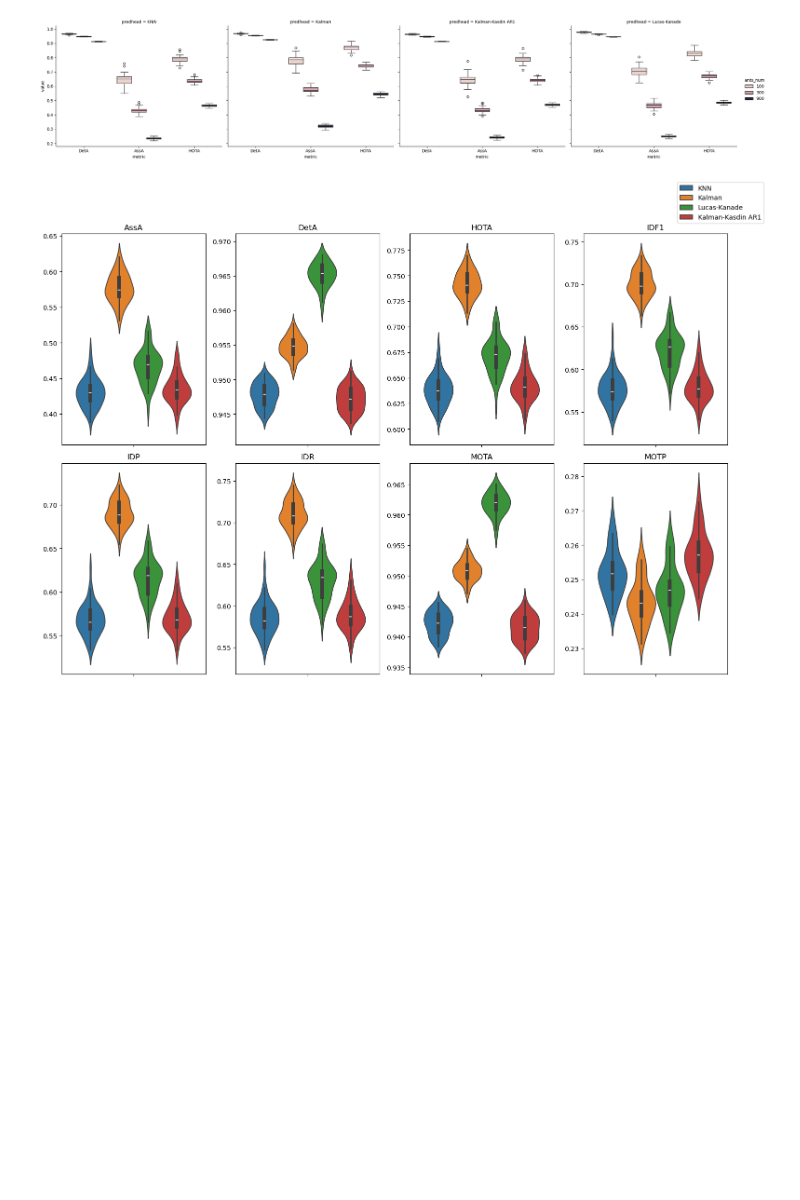
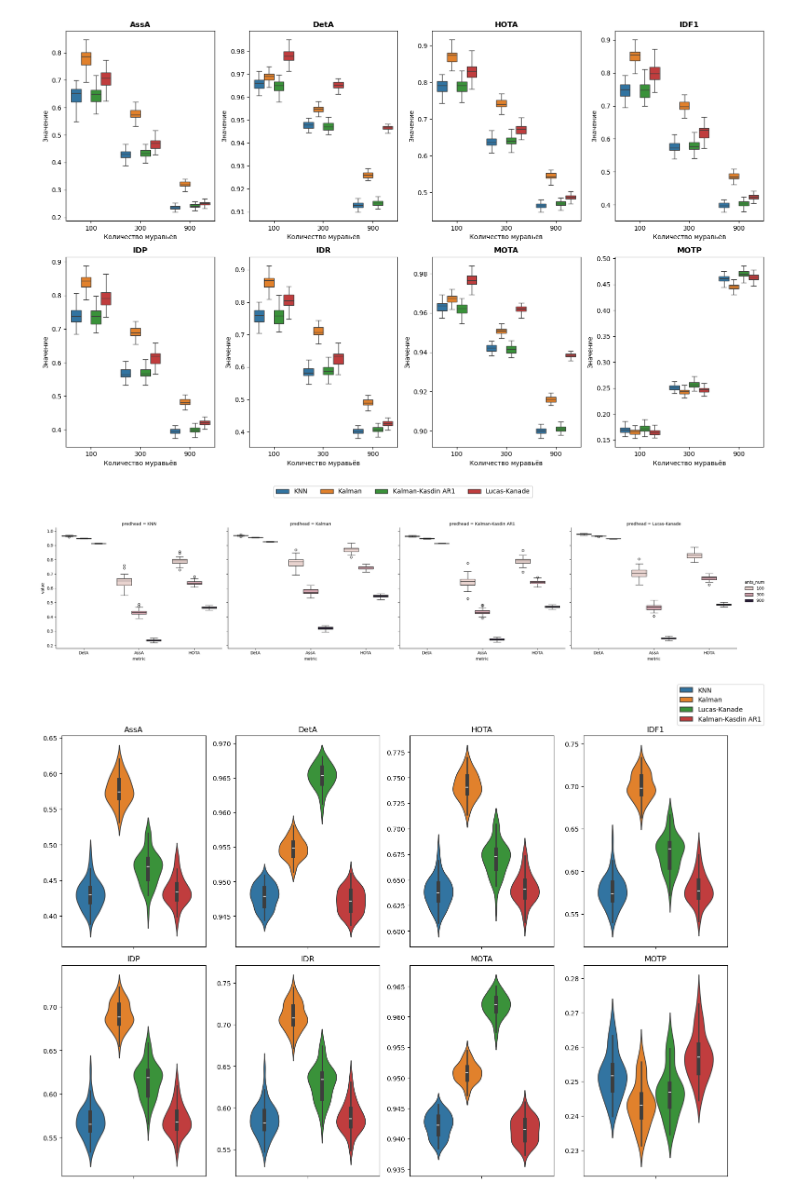
Before and after one commit to Shamaich1337/NMOT, a Jupyter notebook: notebooks/article_staff.ipynb, the cells around one changed output. Cells and saved outputs as stored; diff of their text form; code cells hidden in the pictures; blank space fills up the shorter version.

Commit message:
wip: add ants num degradation plot

```diff
--- a/notebooks/article_staff.ipynb
+++ b/notebooks/article_staff.ipynb
@@ -70,6 +70,41 @@ mota_family = ['MOTA', 'MOTP']
 hota_family = ['AssA', 'DetA', 'HOTA']
 
 target_metrics = ['AssA', 'DetA', 'HOTA', 'IDF1', 'IDP', 'IDR', 'MOTA', 'MOTP']
+# %%
+
+
+filtered_df = metrics_df.loc[metrics_df.metric.isin(target_metrics)]
+
+fig, axes = plt.subplots(2, 4, figsize=(16, 10))
+axes = axes.flatten()
+
+for idx, metric in enumerate(target_metrics):
+    metric_data = filtered_df[filtered_df.metric == metric]
+
+    sns.boxplot(
+        data=metric_data,
+        x='ants_num',
+        y='value',
+        hue='predhead',
+        ax=axes[idx],
+        showfliers=False
+    )
+    axes[idx].set_title(f'{metric}', fontsize=12, fontweight='bold')
+    axes[idx].set_xlabel('Количество муравьёв')
+    axes[idx].set_ylabel('Значение')
+
+    # Удаляем легенду с каждого подграфика
+    axes[idx].get_legend().remove()
+
+# Берём легенду из последнего графика и создаём одну общую
+handles, labels = axes[-1].get_legend_handles_labels()
+fig.legend(handles, labels, loc='upper center', bbox_to_anchor=(0.5, -0.02), ncol=4, frameon=True)
+
+plt.tight_layout()
+plt.savefig('../data/artifacts/ant_num_metrics_degradation.svg')
+plt.show()
+# %% [output]
+[figure, added]
 # %%
 filtered_df = metrics_df.loc[metrics_df.metric.isin(hota_family)]
 
```
Also changed, not shown: parts of 1 cell of this notebook, 1 other file.
